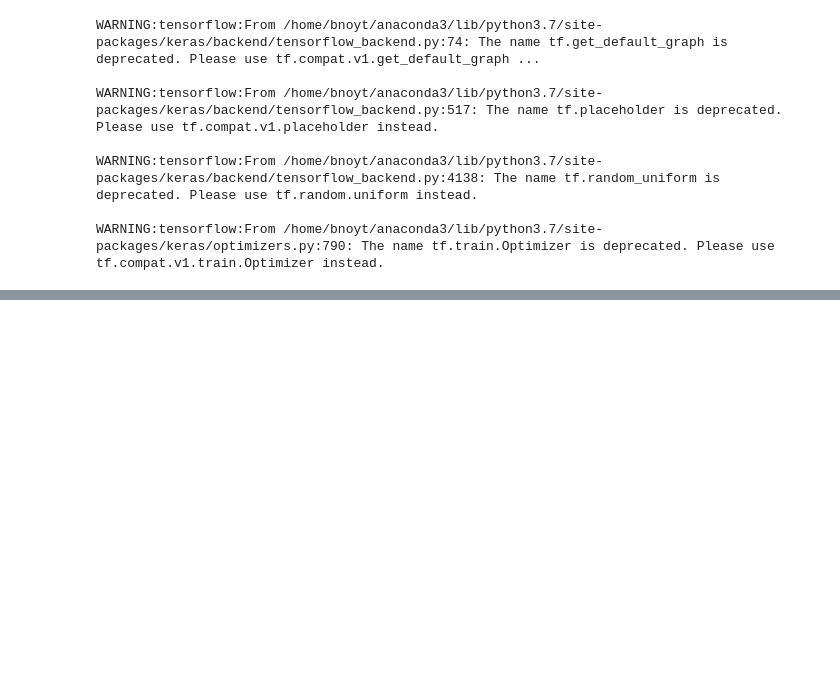
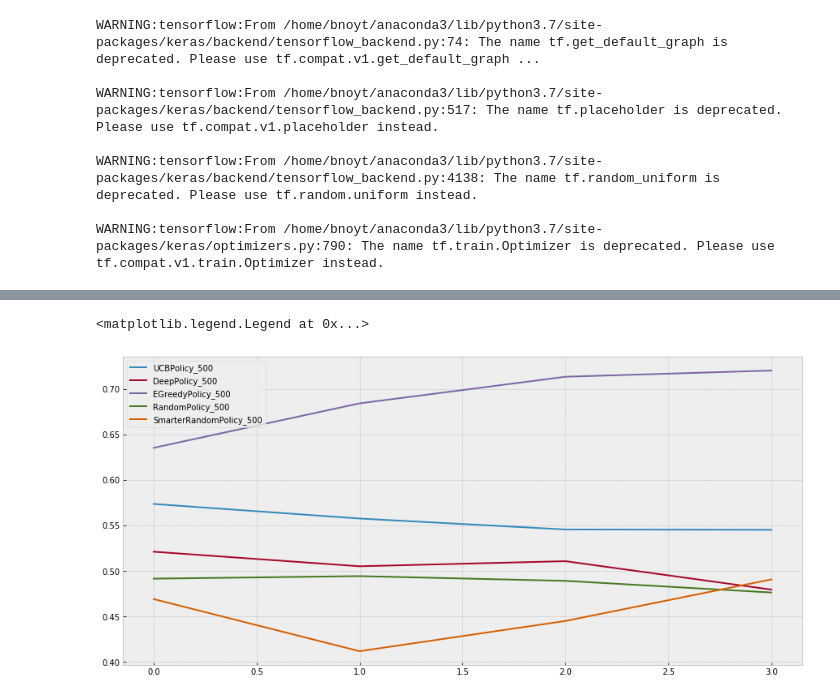
Before and after one commit to Bnoyt/ia316-renting, a Jupyter notebook: Testing.ipynb, the cells around one changed output, grey strips where cells are left out. Cells and saved outputs as stored; diff of their text form; code cells hidden in the pictures; blank space fills up the shorter version.

Commit message:
deep policy to merge

```diff
--- a/Testing.ipynb
+++ b/Testing.ipynb
@@ -270,0 +303,3 @@ tester.plotAllPoliciesCompared()
+# %%
+def accuracy(x,y):
+    return (x == y).astype(int).mean()
@@ -270,0 +316,18 @@ tester.plotAllPoliciesCompared()
+# %%
+df = df.reset_index()
+# %%
+df.columns = ['step', 'user_id', 'days_wanted', 'bike_proposed', 'price_proposed',
+       'days_proposed', 'answer', 'reward', 'best_reward', 'probas',
+       'best_bike', 'policy']
+# %%
+df["step_bucket"] = df.step // 500
+# %%
+plt.figure(figsize=(15,7))
+
+for i in df.policy.unique():
+    plt.plot(df[df.policy == i].groupby("step_bucket").apply(lambda x: accuracy(x.bike_proposed,x.best_bike)),label=i)
+
+plt.legend()
+# %% [output]
+<matplotlib.legend.Legend at 0x...>
+[figure, added]
```
Also changed, not shown: parts of 11 cells of this notebook, 3 other files.
